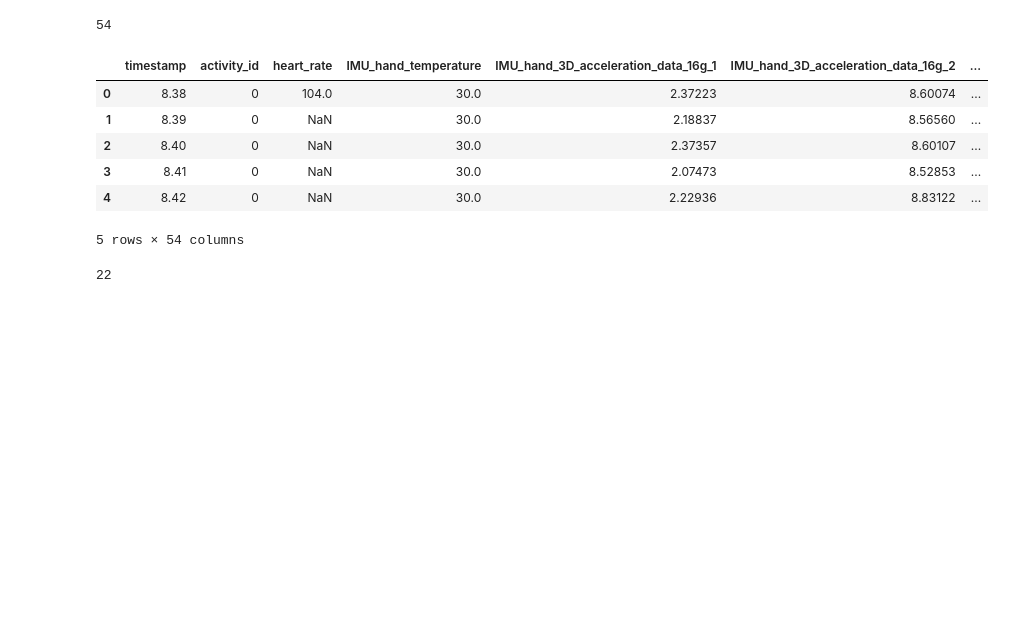
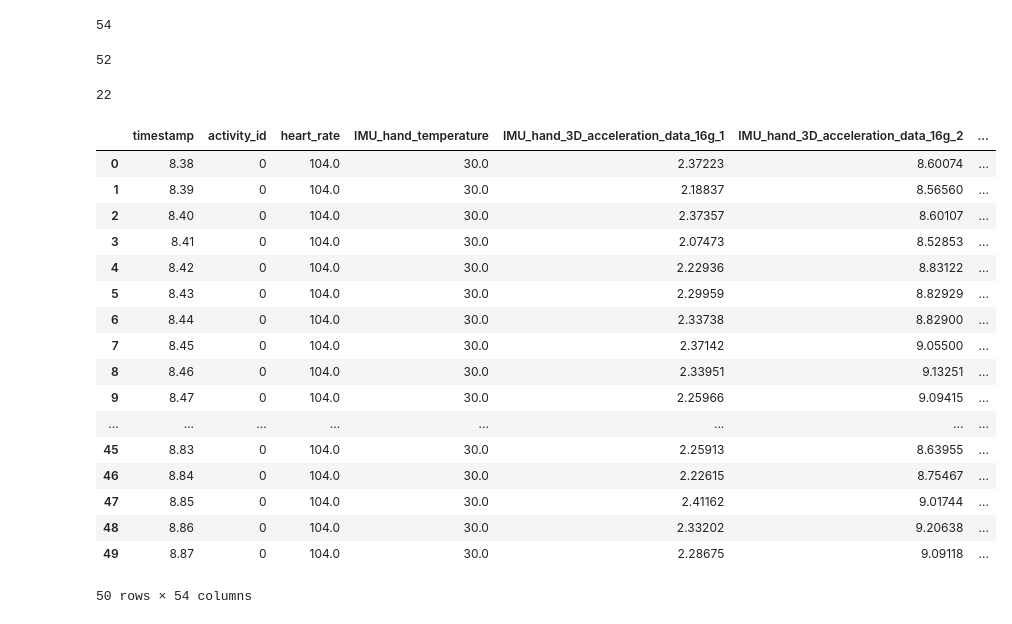
Before and after one commit to maxsonsgit/AI-classification-of-physical-activity, a Jupyter notebook: research.ipynb, the cells around one changed output. Saved outputs shown, nothing was run; the diff lists cells and outputs as text; code cells hidden in the pictures; blank space fills up the shorter version.

Commit message:
fill NaN in heart_rate

```diff
--- a/research.ipynb
+++ b/research.ipynb
@@ -99,16 +99,10 @@ person1 = pd.read_csv("c:\\Users\\maksson\\Downloads\\pamap2+physical+activity+m
 len(person1.columns)
 # %% [output]
 54
-# %%
-person1.head()
-# %% [output]
-|  | timestamp | activity_id | heart_rate | IMU_hand_temperature | IMU_hand_3D_acceleration_data_16g_1 | IMU_hand_3D_acceleration_data_16g_2 | ... |
-| 0 | 8.38 | 0 | 104.0 | 30.0 | 2.37223 | 8.60074 | ... |
-| 1 | 8.39 | 0 | NaN | 30.0 | 2.18837 | 8.56560 | ... |
-| 2 | 8.40 | 0 | NaN | 30.0 | 2.37357 | 8.60107 | ... |
-| 3 | 8.41 | 0 | NaN | 30.0 | 2.07473 | 8.52853 | ... |
-| 4 | 8.42 | 0 | NaN | 30.0 | 2.22936 | 8.83122 | ... |
-5 rows × 54 columns
+# %%
+[col for col in person1.columns if person1[col].isna().any()]
+# %% [output]
+52
 # %%
 col_for_drop = [col for col in person1.columns if col.endswith(tuple(f"orientation_{i}" for i in range(1, 5)))]
 col_for_drop += [col for col in person1.columns if col.endswith(tuple(f"acceleration_data_6g_{i}" for i in range(1, 4)))]
@@ -117,3 +111,34 @@ col_for_drop += ["timestamp"]
 len(col_for_drop)
 # %% [output]
 22
+# %%
+hr_1, hr_2 = 104, 104
+first, second = 0, 10
+
+for i in range(11, len(person1)):
+    if not pd.isna(person1["heart_rate"][i]):
+        # print("number is found", person1["heart_rate"][i], first, second, hr_1, hr_2)
+        person1.loc[first + 1:second, "heart_rate"] = person1.loc[first + 1:second, "heart_rate"].fillna((hr_1 + hr_2) / 2)
+        first, second = second, i
+        hr_1, hr_2 = hr_2, person1["heart_rate"][i]
+
+person1.head(50)
+# %% [output]
+|  | timestamp | activity_id | heart_rate | IMU_hand_temperature | IMU_hand_3D_acceleration_data_16g_1 | IMU_hand_3D_acceleration_data_16g_2 | ... |
+| 0 | 8.38 | 0 | 104.0 | 30.0 | 2.37223 | 8.60074 | ... |
+| 1 | 8.39 | 0 | 104.0 | 30.0 | 2.18837 | 8.56560 | ... |
+| 2 | 8.40 | 0 | 104.0 | 30.0 | 2.37357 | 8.60107 | ... |
+| 3 | 8.41 | 0 | 104.0 | 30.0 | 2.07473 | 8.52853 | ... |
+| 4 | 8.42 | 0 | 104.0 | 30.0 | 2.22936 | 8.83122 | ... |
+| 5 | 8.43 | 0 | 104.0 | 30.0 | 2.29959 | 8.82929 | ... |
+| 6 | 8.44 | 0 | 104.0 | 30.0 | 2.33738 | 8.82900 | ... |
+| 7 | 8.45 | 0 | 104.0 | 30.0 | 2.37142 | 9.05500 | ... |
+| 8 | 8.46 | 0 | 104.0 | 30.0 | 2.33951 | 9.13251 | ... |
+| 9 | 8.47 | 0 | 104.0 | 30.0 | 2.25966 | 9.09415 | ... |
+| ... | ... | ... | ... | ... | ... | ... | ... |
+| 45 | 8.83 | 0 | 104.0 | 30.0 | 2.25913 | 8.63955 | ... |
+| 46 | 8.84 | 0 | 104.0 | 30.0 | 2.22615 | 8.75467 | ... |
+| 47 | 8.85 | 0 | 104.0 | 30.0 | 2.41162 | 9.01744 | ... |
+| 48 | 8.86 | 0 | 104.0 | 30.0 | 2.33202 | 9.20638 | ... |
+| 49 | 8.87 | 0 | 104.0 | 30.0 | 2.28675 | 9.09118 | ... |
+50 rows × 54 columns
```
Also changed, not shown: parts of 2 cells of this notebook.
